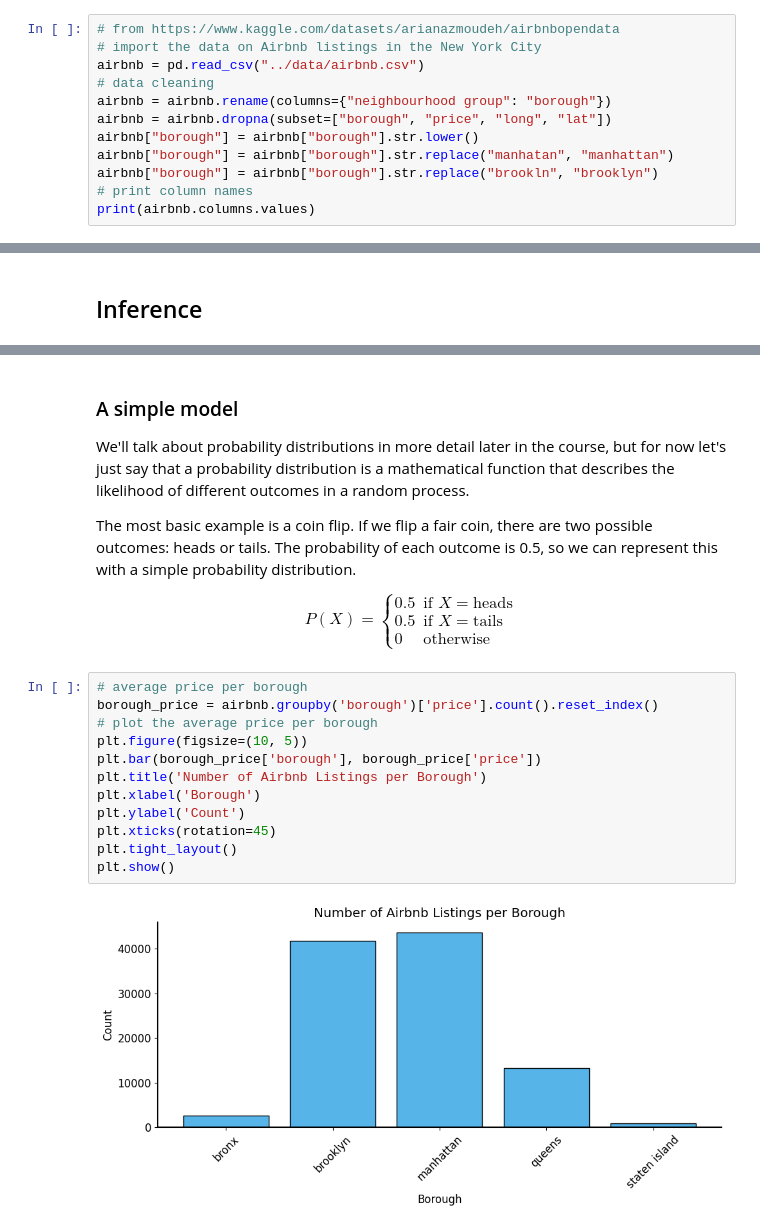
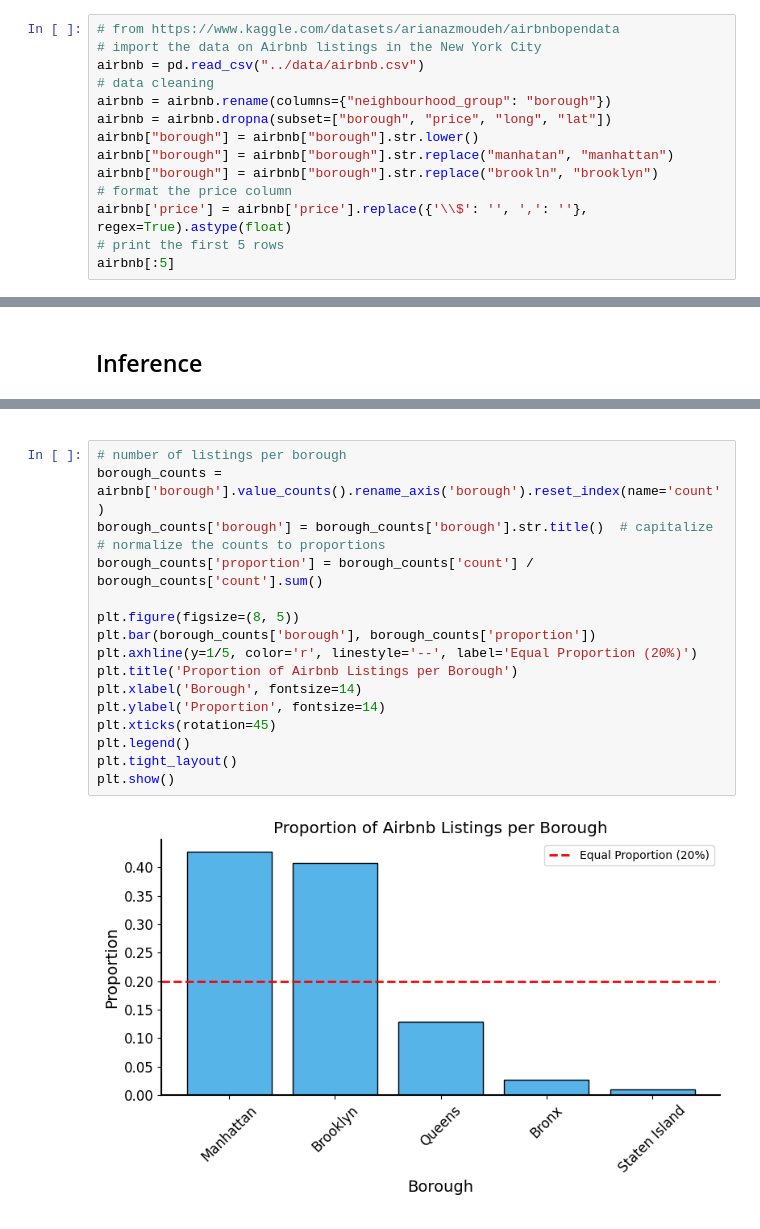
Before and after one commit to jrudoler-teaching/understanding-uncertainty, a Jupyter notebook: notebooks/lecture-00.ipynb, the cells around one changed output, grey strips where cells are left out. Drawn from its saved outputs; the diff is of its cells as text.

```diff
--- a/notebooks/lecture-00.ipynb
+++ b/notebooks/lecture-00.ipynb
@@ -53,11 +53,13 @@ The [dataset](https://www.kaggle.com/datasets/arianazmoudeh/airbnbopendata) cont
 # import the data on Airbnb listings in the New York City
 airbnb = pd.read_csv("../data/airbnb.csv")
 # data cleaning
-airbnb = airbnb.rename(columns={"neighbourhood group": "borough"})
+airbnb = airbnb.rename(columns={"neighbourhood_group": "borough"})
 airbnb = airbnb.dropna(subset=["borough", "price", "long", "lat"])
 airbnb["borough"] = airbnb["borough"].str.lower()
 airbnb["borough"] = airbnb["borough"].str.replace("manhatan", "manhattan")
 airbnb["borough"] = airbnb["borough"].str.replace("brookln", "brooklyn")
-# print column names
-print(airbnb.columns.values)
+# format the price column
+airbnb['price'] = airbnb['price'].replace({'\\$': '', ',': ''}, regex=True).astype(float)
+# print the first 5 rows
+airbnb[:5]
 # %% [output]
@@ -197,9 +200,9 @@ This means that all mathematical models are simplifications of reality, and they
 # %% [markdown]
-### A simple model
+<!-- ### A simple model
 
-We'll talk about probability distributions in more detail later in the course, but for now let's just say that a probability distribution is a mathematical function that describes the likelihood of different outcomes in a random process.
+We'll talk about probability distributions in more detail later in the course, but for now let's just say that a probability distribution is a mathematical function that describes the likelihood of different outcomes in a random process. -->
 
-The most basic example is a coin flip. If we flip a fair coin, there are two possible outcomes: heads or tails. The probability of each outcome is 0.5, so we can represent this with a simple probability distribution.
+<!-- The most basic example is a coin flip. If we flip a fair coin, there are two possible outcomes: heads or tails. The probability of each outcome is 0.5, so we can represent this with a simple probability distribution.
 
 \begin{equation}
 P(X) = \begin{cases}
@@ -207,18 +210,23 @@ P(X) = \begin{cases}
 0.5 & \text{if } X = \text{tails} \\
 0 & \text{otherwise}
 \end{cases}
-\end{equation}
+\end{equation} -->
 # %%
-# average price per borough
-borough_price = airbnb.groupby('borough')['price'].count().reset_index()
-# plot the average price per borough
-plt.figure(figsize=(10, 5))
-plt.bar(borough_price['borough'], borough_price['price'])
-plt.title('Number of Airbnb Listings per Borough')
-plt.xlabel('Borough')
-plt.ylabel('Count')
+# number of listings per borough
+borough_counts = airbnb['borough'].value_counts().rename_axis('borough').reset_index(name='count')
+borough_counts['borough'] = borough_counts['borough'].str.title()  # capitalize
+# normalize the counts to proportions
+borough_counts['proportion'] = borough_counts['count'] / borough_counts['count'].sum()
+
+plt.figure(figsize=(8, 5))
+plt.bar(borough_counts['borough'], borough_counts['proportion'])
+plt.axhline(y=1/5, color='r', linestyle='--', label='Equal Proportion (20%)')
+plt.title('Proportion of Airbnb Listings per Borough')
+plt.xlabel('Borough', fontsize=14)
+plt.ylabel('Proportion', fontsize=14)
 plt.xticks(rotation=45)
+plt.legend()
 plt.tight_layout()
 plt.show()
 # %% [output]
-[figure, old version]
+[figure, new version]
```
Also changed, not shown: parts of 20 cells of this notebook, 52 other files.
